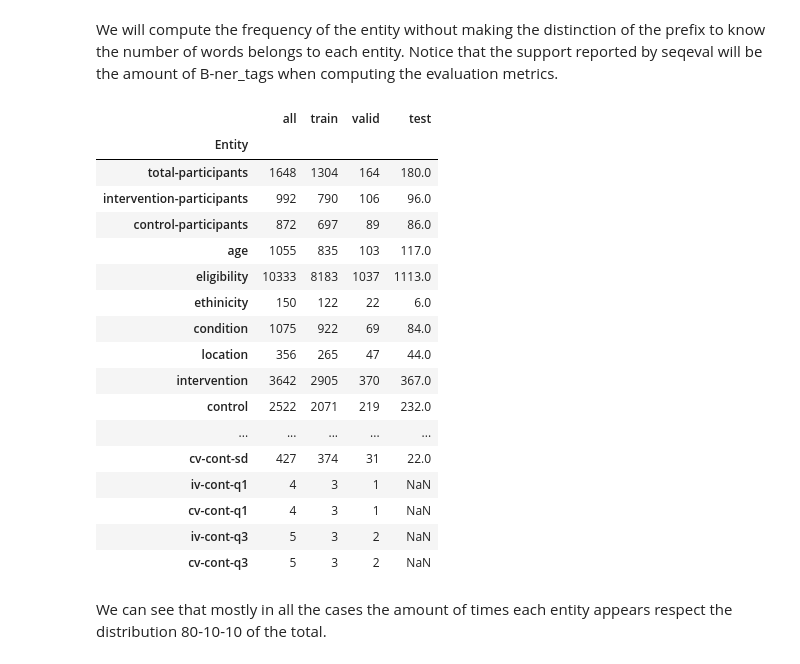
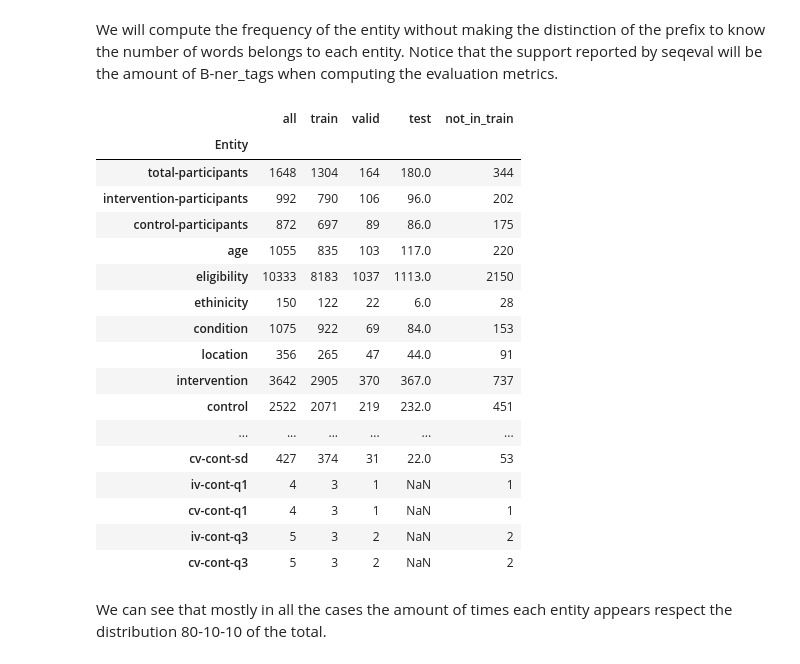
Before and after one commit to cuevascarlos/ClinicalTrials, a Jupyter notebook: Preprocessing.ipynb, the cells around one changed output. Cells and saved outputs as stored; diff of their text form; code cells hidden in the pictures.

```diff
--- a/Preprocessing.ipynb
+++ b/Preprocessing.ipynb
@@ -589,6 +449,10 @@ train = File_ID_np[train_indices]
 # Get the remaining indices
 remaining_indices = np.array([i for i in File_ID_np if i not in train])
 
+# Assuming `train` is a numpy array containing the elements you want to compare with `File_ID_np`
+not_in_train = np.setdiff1d(File_ID_np, train)                 #For Experiment 1 split train-test
+
+#For Experiment 2 split train-valid-test
 # Generate indices for validation set from the remaining indices
 rng = np.random.default_rng(20)
 valid_indices = rng.choice(len(remaining_indices), size=int(len(remaining_indices)*0.5), replace=False)
@@ -602,6 +466,7 @@ test = np.array(np.setdiff1d(remaining_indices, valid))
 train_df = data_df[data_df['File_ID'].isin(list(train))]
 valid_df = data_df[data_df['File_ID'].isin(list(valid))]
 test_df = data_df[data_df['File_ID'].isin(list(test))]
+not_in_train_df = data_df[data_df['File_ID'].isin(list(not_in_train))]
 
 #Comprobation of the length of the dataframes
 train_df['File_ID'].nunique(), valid_df['File_ID'].nunique(), test_df['File_ID'].nunique()
@@ -642,41 +508,41 @@ We will compute the frequency of the entity without making the distinction of th
 # %%
 #Count the number of entities in each set
 counter_train = train_df['Entity'].apply(lambda x: ' '.join([word.split('-',1)[1] if word != 'O' else word for word in x.split()])).value_counts()
 counter_valid = valid_df['Entity'].apply(lambda x: ' '.join([word.split('-',1)[1] if word != 'O' else word for word in x.split()])).value_counts()
 counter_test = test_df['Entity'].apply(lambda x: ' '.join([word.split('-',1)[1] if word != 'O' else word for word in x.split()])).value_counts()
-
+counter_not_in_train = not_in_train_df['Entity'].apply(lambda x: ' '.join([word.split('-',1)[1] if word != 'O' else word for word in x.split()])).value_counts()
 #Count the number of entities in all the data
 counter_all = data_df['Entity'].apply(lambda x: ' '.join([word.split('-',1)[1] if word != 'O' else word for word in x.split()])).value_counts()
 
 #Create a dataframe with the values of the counters
-df_counter = pd.DataFrame({'all': counter_all, 'train': counter_train, 'valid': counter_valid, 'test': counter_test})
+df_counter = pd.DataFrame({'all': counter_all, 'train': counter_train, 'valid': counter_valid, 'test': counter_test, 'not_in_train': counter_not_in_train})
 
 #Reindex the dataframe
 df_counter = df_counter.reindex(['total-participants', 'intervention-participants', 'control-participants', 'age', 'eligibility', 'ethinicity', 'condition', 'location', 'intervention', 'control', 'outcome', 'outcome-Measure', 'iv-bin-abs', 'cv-bin-abs', 'iv-bin-percent', 'cv-bin-percent', 'iv-cont-mean', 'cv-cont-mean', 'iv-cont-median', 'cv-cont-median', 'iv-cont-sd', 'cv-cont-sd', 'iv-cont-q1', 'cv-cont-q1', 'iv-cont-q3', 'cv-cont-q3'])
 
 df_counter
 
 #Save the dataframe into a csv file
 #df_counter.to_csv('Freq_entities.csv')
 # %% [output]
-|  | all | train | valid | test |
-| Entity |  |  |  |  |
-| total-participants | 1648 | 1304 | 164 | 180.0 |
-| intervention-participants | 992 | 790 | 106 | 96.0 |
-| control-participants | 872 | 697 | 89 | 86.0 |
-| age | 1055 | 835 | 103 | 117.0 |
-| eligibility | 10333 | 8183 | 1037 | 1113.0 |
-| ethinicity | 150 | 122 | 22 | 6.0 |
-| condition | 1075 | 922 | 69 | 84.0 |
-| location | 356 | 265 | 47 | 44.0 |
-| intervention | 3642 | 2905 | 370 | 367.0 |
-| control | 2522 | 2071 | 219 | 232.0 |
-| ... | ... | ... | ... | ... |
-| cv-cont-sd | 427 | 374 | 31 | 22.0 |
-| iv-cont-q1 | 4 | 3 | 1 | NaN |
-| cv-cont-q1 | 4 | 3 | 1 | NaN |
-| iv-cont-q3 | 5 | 3 | 2 | NaN |
-| cv-cont-q3 | 5 | 3 | 2 | NaN |
+|  | all | train | valid | test | not_in_train |
+| Entity |  |  |  |  |  |
+| total-participants | 1648 | 1304 | 164 | 180.0 | 344 |
+| intervention-participants | 992 | 790 | 106 | 96.0 | 202 |
+| control-participants | 872 | 697 | 89 | 86.0 | 175 |
+| age | 1055 | 835 | 103 | 117.0 | 220 |
+| eligibility | 10333 | 8183 | 1037 | 1113.0 | 2150 |
+| ethinicity | 150 | 122 | 22 | 6.0 | 28 |
+| condition | 1075 | 922 | 69 | 84.0 | 153 |
+| location | 356 | 265 | 47 | 44.0 | 91 |
+| intervention | 3642 | 2905 | 370 | 367.0 | 737 |
+| control | 2522 | 2071 | 219 | 232.0 | 451 |
+| ... | ... | ... | ... | ... | ... |
+| cv-cont-sd | 427 | 374 | 31 | 22.0 | 53 |
+| iv-cont-q1 | 4 | 3 | 1 | NaN | 1 |
+| cv-cont-q1 | 4 | 3 | 1 | NaN | 1 |
+| iv-cont-q3 | 5 | 3 | 2 | NaN | 2 |
+| cv-cont-q3 | 5 | 3 | 2 | NaN | 2 |
 # %% [markdown]
 We can see that mostly in all the cases the amount of times each entity appears respect the distribution 80-10-10 of the total.
 # %% [markdown]
```
Also changed, not shown: parts of 52 cells of this notebook.
